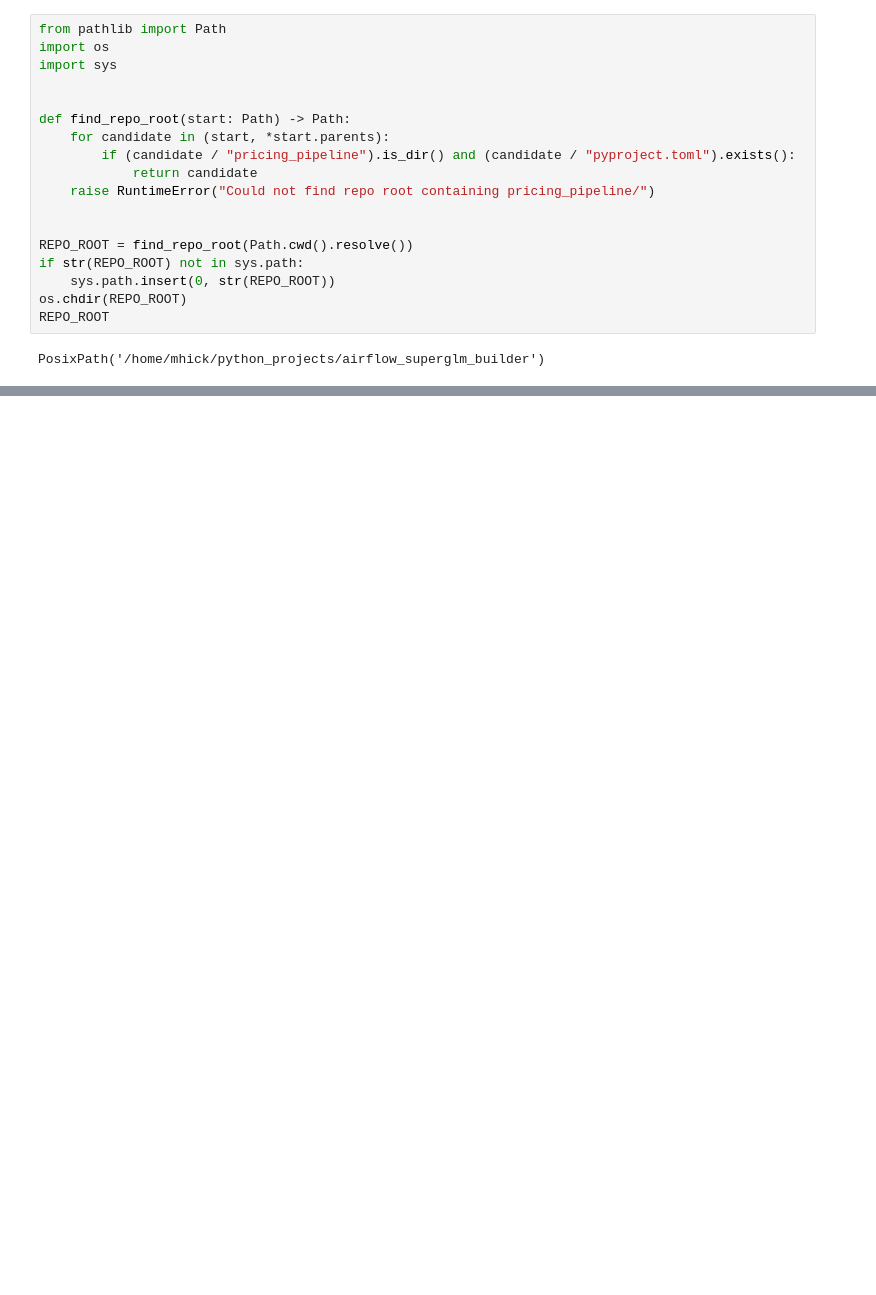
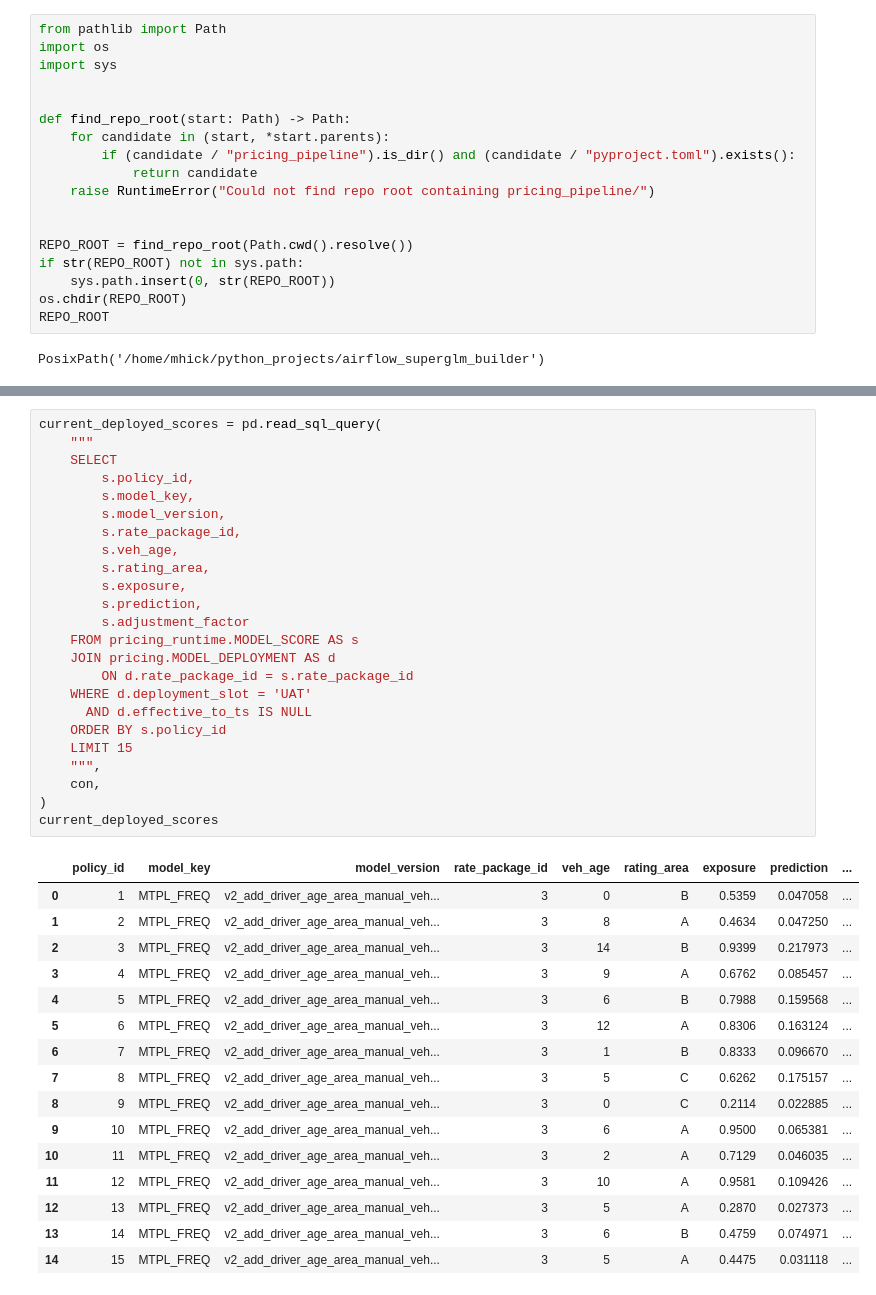
Before and after one commit to StrudelDoodleS/airflow_superglm_builder, a Jupyter notebook: tutorials/basic_sql_etl_and_schema_walkthrough.ipynb, the cells around one changed output, grey strips where cells are left out. Drawn from its saved outputs; the diff is of its cells as text; blank space fills up the shorter version.

Commit message:
docs: make etl tutorial execute offline model lifecycle

```diff
--- a/tutorials/basic_sql_etl_and_schema_walkthrough.ipynb
+++ b/tutorials/basic_sql_etl_and_schema_walkthrough.ipynb
@@ -454,0 +1135,41 @@ engine = get_engine(settings, database="ExistingWorkDatabase")
+# %%
+current_deployed_scores = pd.read_sql_query(
+    """
+    SELECT
+        s.policy_id,
+        s.model_key,
+        s.model_version,
+        s.rate_package_id,
+        s.veh_age,
+        s.rating_area,
+        s.exposure,
+        s.prediction,
+        s.adjustment_factor
+    FROM pricing_runtime.MODEL_SCORE AS s
+    JOIN pricing.MODEL_DEPLOYMENT AS d
+        ON d.rate_package_id = s.rate_package_id
+    WHERE d.deployment_slot = 'UAT'
+      AND d.effective_to_ts IS NULL
+    ORDER BY s.policy_id
+    LIMIT 15
+    """,
+    con,
+)
+current_deployed_scores
+# %% [output]
+|  | policy_id | model_key | model_version | rate_package_id | veh_age | rating_area | exposure | prediction | ... |
+| 0 | 1 | MTPL_FREQ | v2_add_driver_age_area_manual_veh... | 3 | 0 | B | 0.5359 | 0.047058 | ... |
+| 1 | 2 | MTPL_FREQ | v2_add_driver_age_area_manual_veh... | 3 | 8 | A | 0.4634 | 0.047250 | ... |
+| 2 | 3 | MTPL_FREQ | v2_add_driver_age_area_manual_veh... | 3 | 14 | B | 0.9399 | 0.217973 | ... |
+| 3 | 4 | MTPL_FREQ | v2_add_driver_age_area_manual_veh... | 3 | 9 | A | 0.6762 | 0.085457 | ... |
+| 4 | 5 | MTPL_FREQ | v2_add_driver_age_area_manual_veh... | 3 | 6 | B | 0.7988 | 0.159568 | ... |
+| 5 | 6 | MTPL_FREQ | v2_add_driver_age_area_manual_veh... | 3 | 12 | A | 0.8306 | 0.163124 | ... |
+| 6 | 7 | MTPL_FREQ | v2_add_driver_age_area_manual_veh... | 3 | 1 | B | 0.8333 | 0.096670 | ... |
+| 7 | 8 | MTPL_FREQ | v2_add_driver_age_area_manual_veh... | 3 | 5 | C | 0.6262 | 0.175157 | ... |
+| 8 | 9 | MTPL_FREQ | v2_add_driver_age_area_manual_veh... | 3 | 0 | C | 0.2114 | 0.022885 | ... |
+| 9 | 10 | MTPL_FREQ | v2_add_driver_age_area_manual_veh... | 3 | 6 | A | 0.9500 | 0.065381 | ... |
+| 10 | 11 | MTPL_FREQ | v2_add_driver_age_area_manual_veh... | 3 | 2 | A | 0.7129 | 0.046035 | ... |
+| 11 | 12 | MTPL_FREQ | v2_add_driver_age_area_manual_veh... | 3 | 10 | A | 0.9581 | 0.109426 | ... |
+| 12 | 13 | MTPL_FREQ | v2_add_driver_age_area_manual_veh... | 3 | 5 | A | 0.2870 | 0.027373 | ... |
+| 13 | 14 | MTPL_FREQ | v2_add_driver_age_area_manual_veh... | 3 | 6 | B | 0.4759 | 0.074971 | ... |
+| 14 | 15 | MTPL_FREQ | v2_add_driver_age_area_manual_veh... | 3 | 5 | A | 0.4475 | 0.031118 | ... |
```
Also changed, not shown: parts of 49 cells of this notebook, 1 other file.
